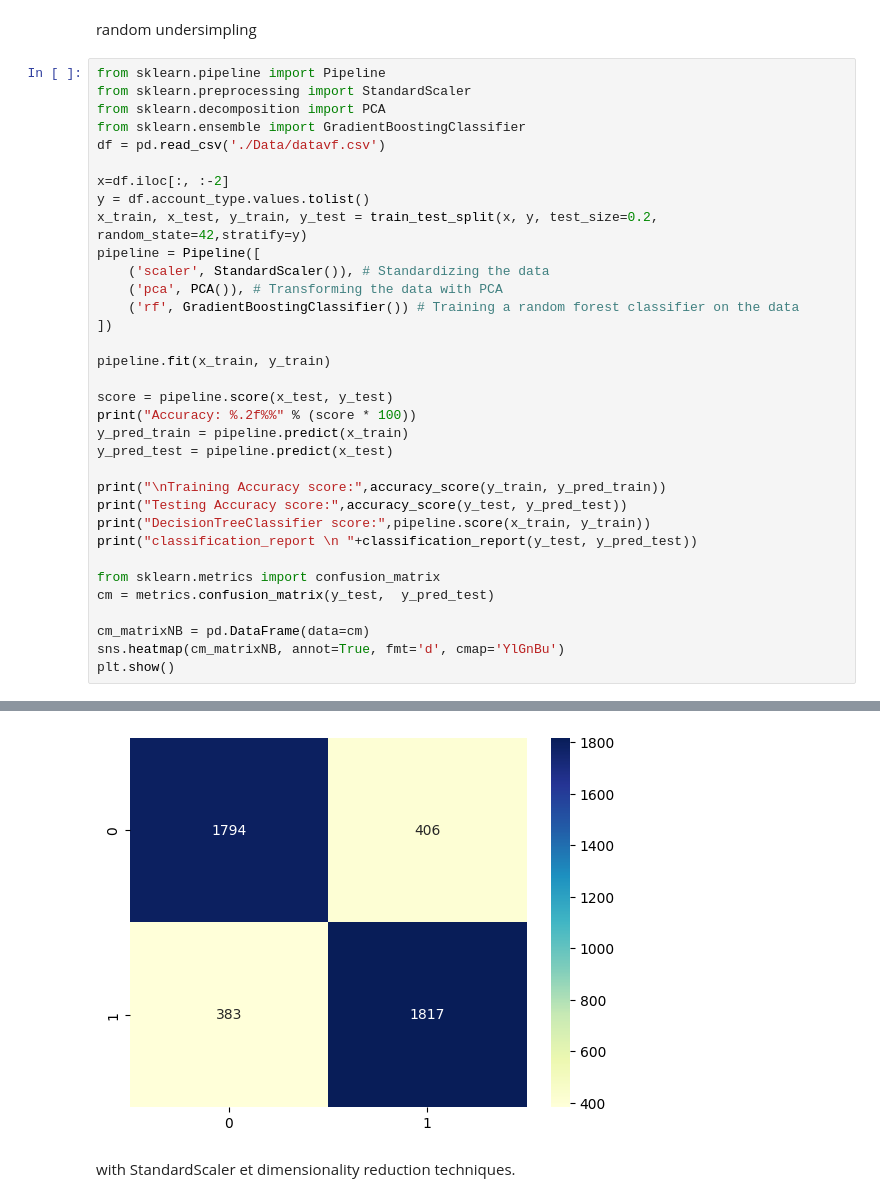
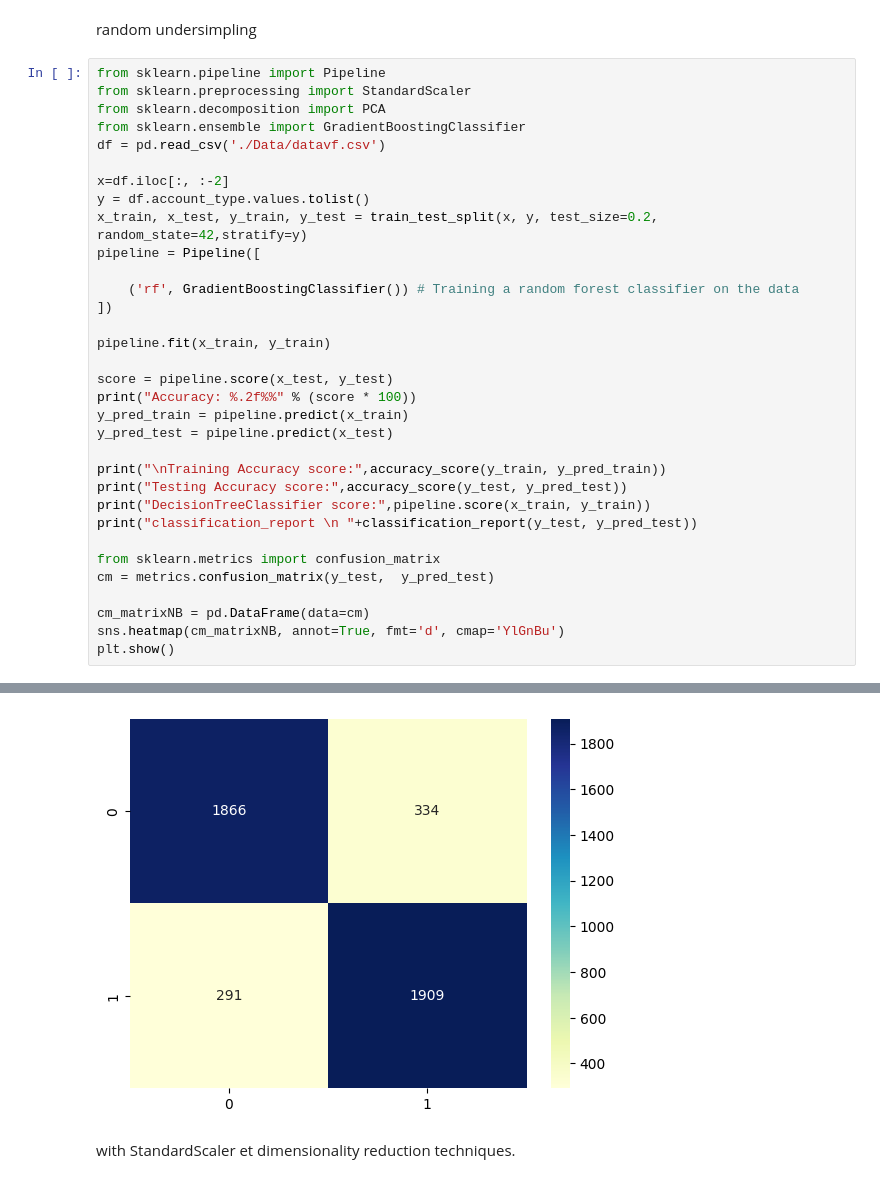
Before and after one commit to PFE2024/satt_ai, a Jupyter notebook: twitter/GradientBoostingClassification.ipynb, the cells around one changed output, grey strips where cells are left out. Cells and saved outputs as stored; diff of their text form.

```diff
--- a/twitter/GradientBoostingClassification.ipynb
+++ b/twitter/GradientBoostingClassification.ipynb
@@ -66,8 +66,7 @@ x=df.iloc[:, :-2]
 y = df.account_type.values.tolist()
 x_train, x_test, y_train, y_test = train_test_split(x, y, test_size=0.2, random_state=42,stratify=y)
 pipeline = Pipeline([
-    ('scaler', StandardScaler()), # Standardizing the data
-    ('pca', PCA()), # Transforming the data with PCA
+
     ('rf', GradientBoostingClassifier()) # Training a random forest classifier on the data
 ])
 
@@ -107,4 +106,4 @@ weighted avg       0.82      0.82      0.82      4400
-[figure, old version]
+[figure, new version]
 # %% [markdown]
 with StandardScaler et dimensionality reduction techniques.
 # %%
```
Also changed, not shown: parts of 6 cells of this notebook, 8 other files.
